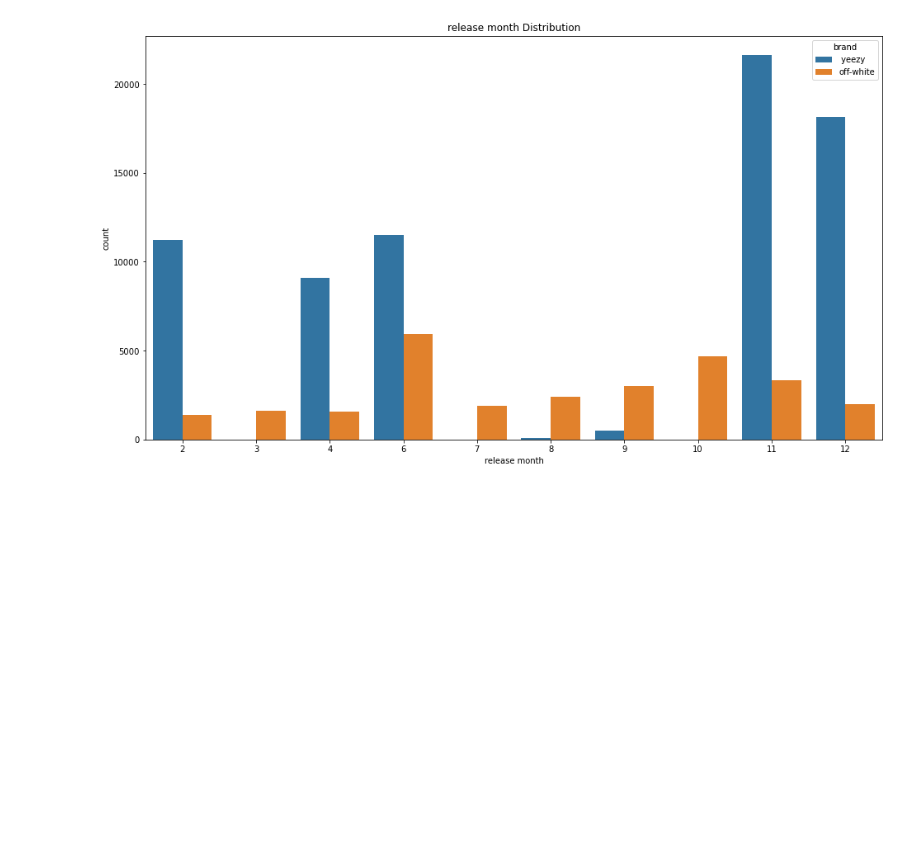
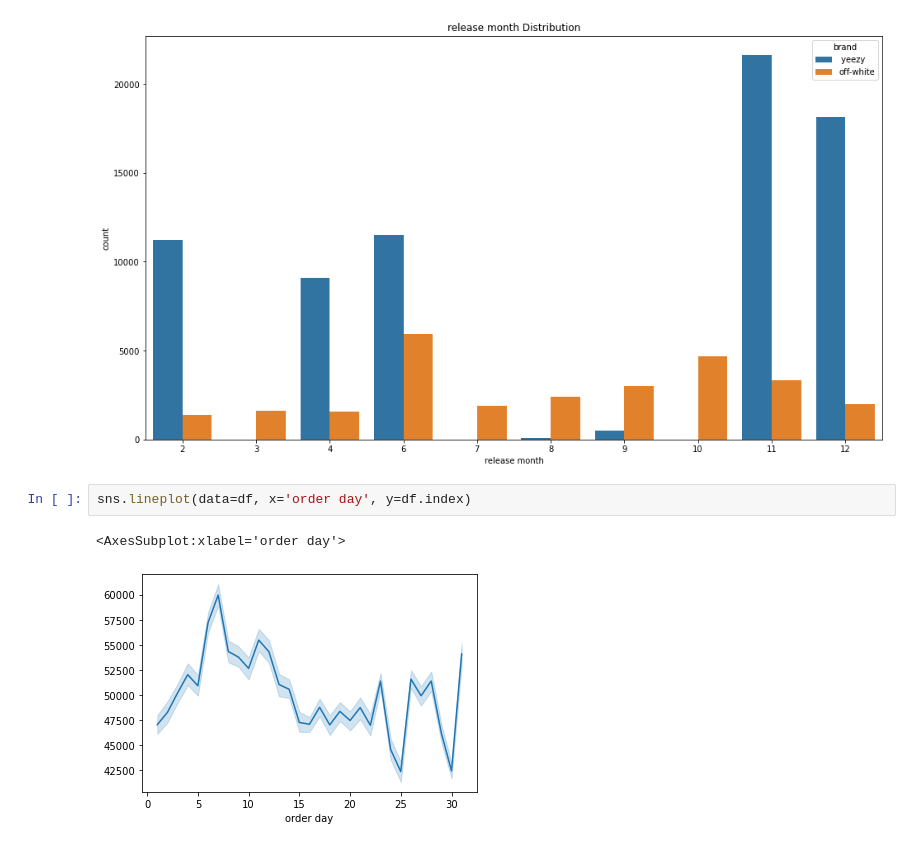
Before and after one commit to carterrxavier/stockx-analysis, a Jupyter notebook: initial_notebook-Copy1.ipynb, the cells around one changed output. Saved outputs shown, nothing was run; the diff lists cells and outputs as text; blank space fills up the shorter version.

```diff
--- a/initial_notebook-Copy1.ipynb
+++ b/initial_notebook-Copy1.ipynb
@@ -133,3 +135,8 @@ explore.compare_to_target(df.drop(columns=['sneaker name','order date', 'release
 [figure]
 [figure]
 [figure]
+# %%
+sns.lineplot(data=df, x='order day', y=df.index)
+# %% [output]
+<AxesSubplot:xlabel='order day'>
+[figure, added]
```
Also changed, not shown: parts of 2 cells of this notebook.
